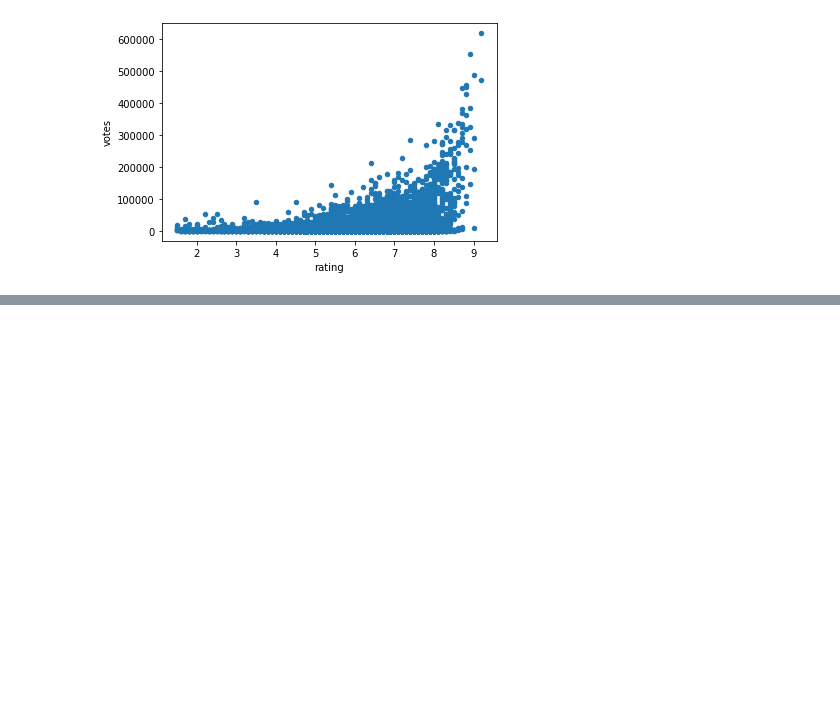
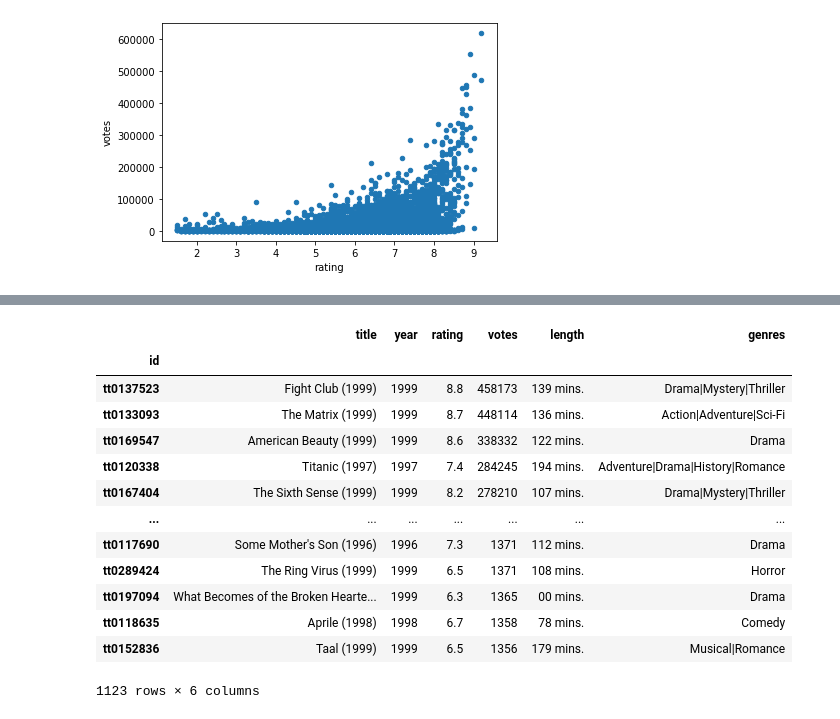
Before and after one commit to Talha-1010/IMDB-Data-analysis, a Jupyter notebook: imdb_data_analysis.ipynb, the cells around one changed output, grey strips where cells are left out. Cells and saved outputs as stored; diff of their text form; code cells hidden in the pictures; blank space fills up the shorter version.

```diff
--- a/imdb_data_analysis.ipynb
+++ b/imdb_data_analysis.ipynb
@@ -225,0 +286,17 @@ data.plot(kind='scatter', x='rating', y='votes')
+# %%
+data[(data['year'] > 1995) & (data['year'] < 2000)]
+# %% [output]
+|  | title | year | rating | votes | length | genres |
+| id |  |  |  |  |  |  |
+| tt0137523 | Fight Club (1999) | 1999 | 8.8 | 458173 | 139 mins. | Drama|Mystery|Thriller |
+| tt0133093 | The Matrix (1999) | 1999 | 8.7 | 448114 | 136 mins. | Action|Adventure|Sci-Fi |
+| tt0169547 | American Beauty (1999) | 1999 | 8.6 | 338332 | 122 mins. | Drama |
+| tt0120338 | Titanic (1997) | 1997 | 7.4 | 284245 | 194 mins. | Adventure|Drama|History|Romance |
+| tt0167404 | The Sixth Sense (1999) | 1999 | 8.2 | 278210 | 107 mins. | Drama|Mystery|Thriller |
+| ... | ... | ... | ... | ... | ... | ... |
+| tt0117690 | Some Mother's Son (1996) | 1996 | 7.3 | 1371 | 112 mins. | Drama |
+| tt0289424 | The Ring Virus (1999) | 1999 | 6.5 | 1371 | 108 mins. | Horror |
+| tt0197094 | What Becomes of the Broken Hearte... | 1999 | 6.3 | 1365 | 00 mins. | Drama |
+| tt0118635 | Aprile (1998) | 1998 | 6.7 | 1358 | 78 mins. | Comedy |
+| tt0152836 | Taal (1999) | 1999 | 6.5 | 1356 | 179 mins. | Musical|Romance |
+1123 rows × 6 columns
```
Also changed, not shown: parts of 16 cells of this notebook.
